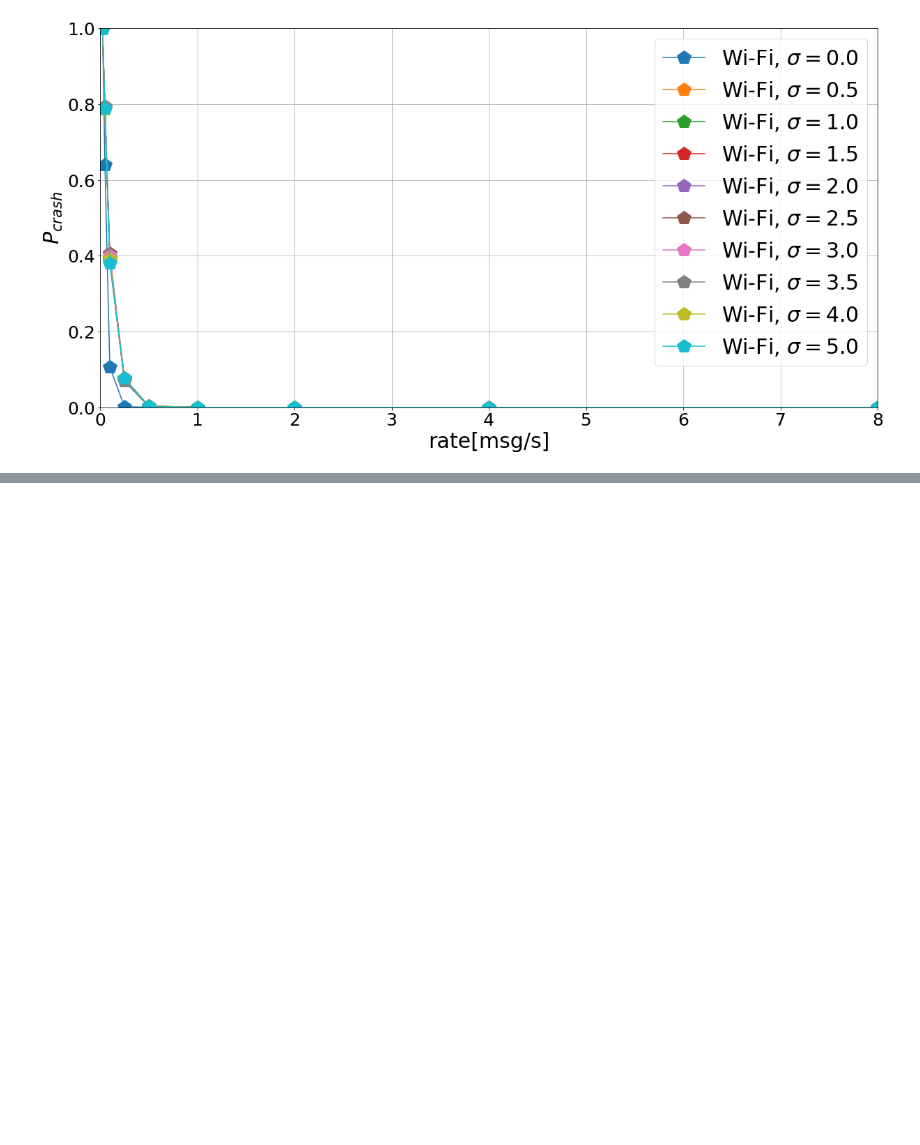
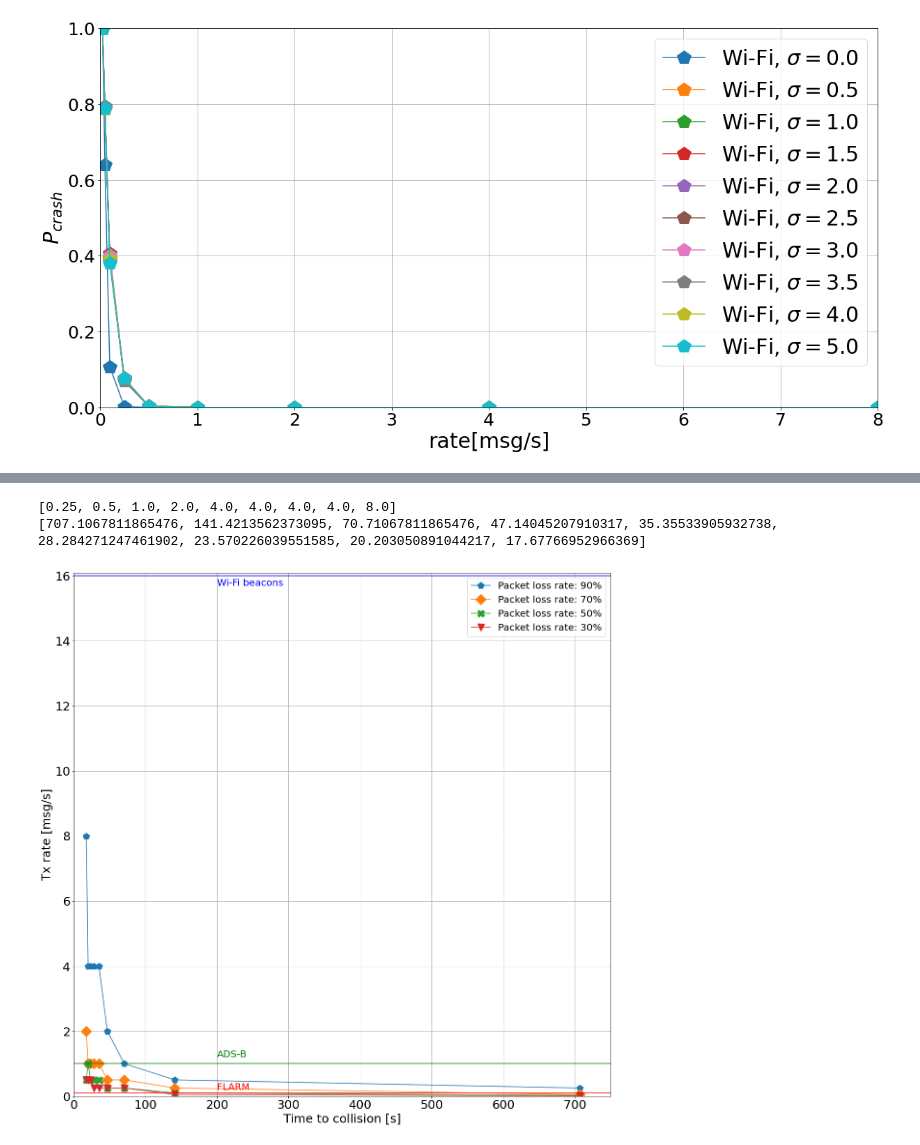
Before and after one commit to ingframin/vocabs2, a Jupyter notebook: results/Untitled.ipynb, the cells around one changed output, grey strips where cells are left out. Drawn from its saved outputs; the diff is of its cells as text; code cells hidden in the pictures; blank space fills up the shorter version.

```diff
--- a/results/Untitled.ipynb
+++ b/results/Untitled.ipynb
@@ -229,0 +230,57 @@ plt.show()
+# %%
+rates90 = []
+rates70 = []
+rates50 = []
+rates30 = []
+ttc = []
+for b in blocks:
+    if b.loss == 100.0:
+        ttc.append((1000*math.sqrt(2)/2)/b.speed)
+        for r,d in zip(b.rate,b.data):
+            if d < 0.001:
+                rates90.append(r)
+                break
+    if b.loss == 300.0:
+        #ttc.append((1000*math.sqrt(2)/2)/b.speed)
+        for r,d in zip(b.rate,b.data):
+            if d < 0.001:
+                rates70.append(r)
+                break
+    if b.loss == 500.0:
+        #ttc.append((1000*math.sqrt(2)/2)/b.speed)
+        for r,d in zip(b.rate,b.data):
+            if d < 0.001:
+                rates50.append(r)
+                break
+    if b.loss == 700.0:
+        #ttc.append((1000*math.sqrt(2)/2)/b.speed)
+        for r,d in zip(b.rate,b.data):
+            if d < 0.001:
+                rates30.append(r)
+                break
+print(rates)
+print(ttc)
+fig, ax = plt.subplots()
+plt.plot(ttc,rates90,'p-',label="Packet loss rate: 90%", markersize = 15)
+plt.plot(ttc,rates70,'D-',label="Packet loss rate: 70%", markersize = 15)
+plt.plot(ttc,rates50,'X-',label="Packet loss rate: 50%", markersize = 15)
+plt.plot(ttc,rates30,'v-',label="Packet loss rate: 30%", markersize = 15)
+ax.axhline(y=0.1, xmin=0.0, xmax=1.0, color='r')
+plt.text(200,0.2,"FLARM",fontsize=20, color='red')
+ax.axhline(y=1.0, xmin=0.0, xmax=1.0, color='g')
+plt.text(200,1.2,"ADS-B",fontsize=20, color='green')
+ax.axhline(y=16, xmin=0.0, xmax=1.0, color='b')
+plt.text(200,15.7,"Wi-Fi beacons",fontsize=20, color='blue')
+plt.yticks(fontsize=25)
+plt.xticks(fontsize=25)
+plt.xlabel('Time to collision [s]',fontsize=25)
+plt.ylabel('Tx rate [msg/s]',fontsize=25)
+plt.axis([0,750,0,16.1])
+plt.legend(fontsize=20)
+plt.grid(True)
+plt.savefig('rate_vs_ttc.pdf',dpi=300,bbox_inches='tight')
+plt.show()
+# %% [output]
+[0.25, 0.5, 1.0, 2.0, 4.0, 4.0, 4.0, 4.0, 8.0]
+[707.1067811865476, 141.4213562373095, 70.71067811865476, 47.14045207910317, 35.35533905932738, 28.284271247461902, 23.570226039551585, 20.203050891044217, 17.67766952966369]
+[figure, added]
```
Also changed, not shown: parts of 1 cell of this notebook, 6 other files.
